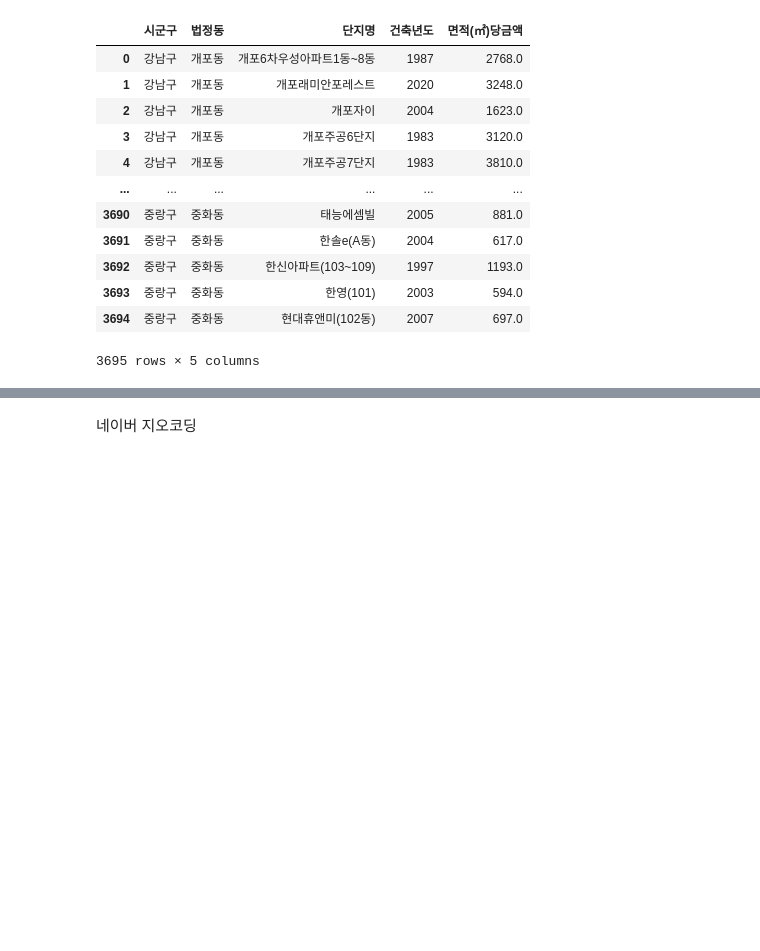
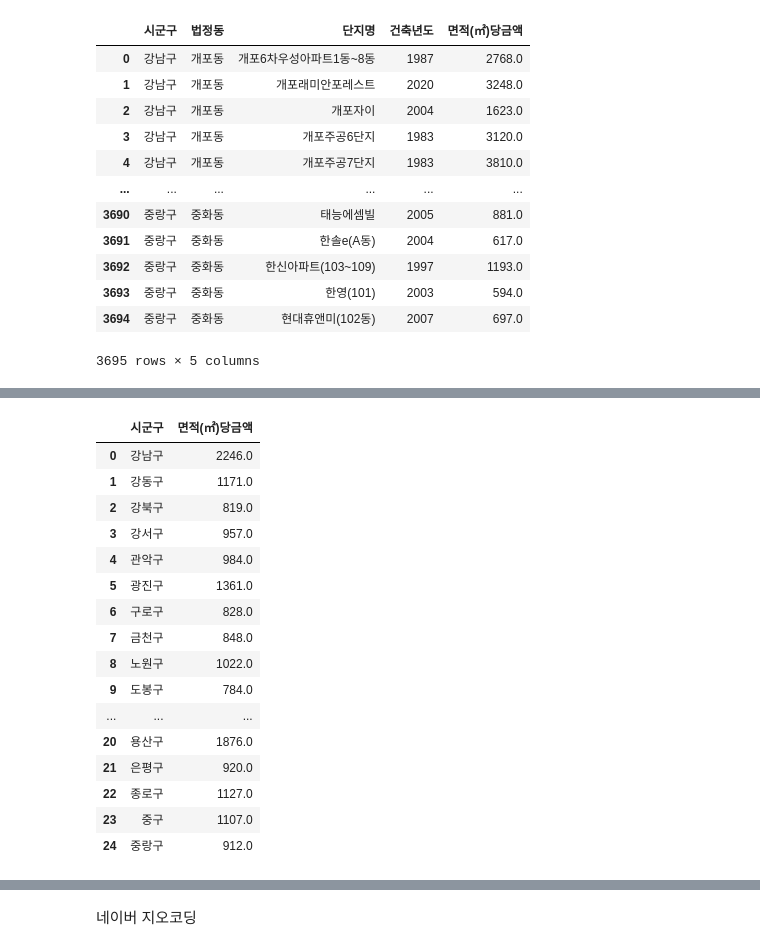
Before and after one commit to hanmin-oh/Data_Anaylasis_Project, a Jupyter notebook: Data_analysis_project_house.ipynb, the cells around one changed output, grey strips where cells are left out. Saved outputs shown, nothing was run; the diff lists cells and outputs as text; code cells hidden in the pictures; blank space fills up the shorter version.

```diff
--- a/Data_analysis_project_house.ipynb
+++ b/Data_analysis_project_house.ipynb
@@ -203,0 +239,21 @@ house_dangi
+# %%
+house_dangi_mean = house_dangi.groupby(['시군구'])['면적(㎡)당금액'].mean().round().reset_index()
+house_dangi_mean
+# %% [output]
+|  | 시군구 | 면적(㎡)당금액 |
+| 0 | 강남구 | 2246.0 |
+| 1 | 강동구 | 1171.0 |
+| 2 | 강북구 | 819.0 |
+| 3 | 강서구 | 957.0 |
+| 4 | 관악구 | 984.0 |
+| 5 | 광진구 | 1361.0 |
+| 6 | 구로구 | 828.0 |
+| 7 | 금천구 | 848.0 |
+| 8 | 노원구 | 1022.0 |
+| 9 | 도봉구 | 784.0 |
+| ... | ... | ... |
+| 20 | 용산구 | 1876.0 |
+| 21 | 은평구 | 920.0 |
+| 22 | 종로구 | 1127.0 |
+| 23 | 중구 | 1107.0 |
+| 24 | 중랑구 | 912.0 |
```
Also changed, not shown: parts of 4 cells of this notebook, 3 other files.
